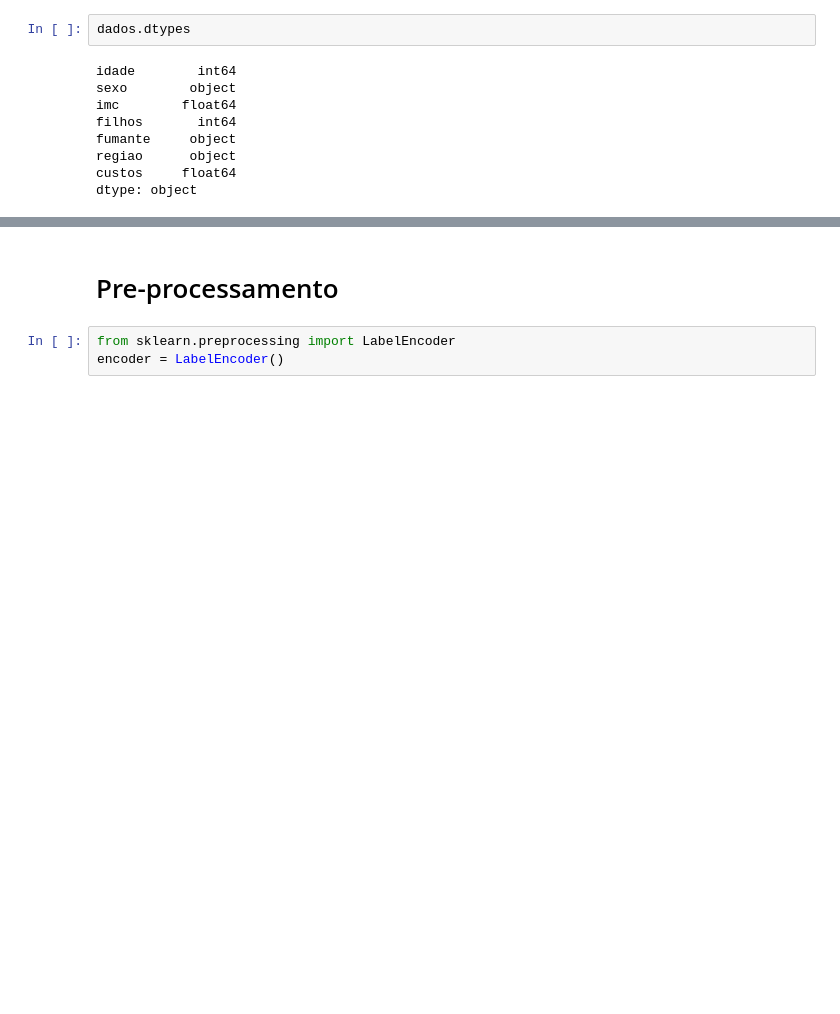
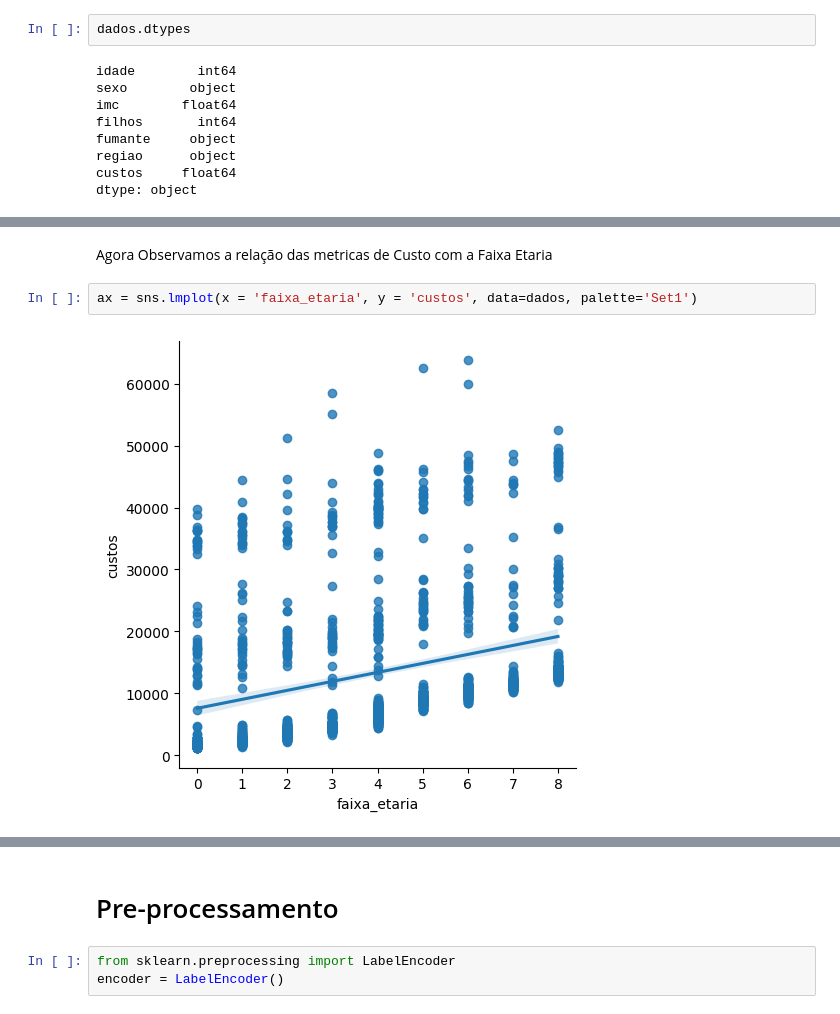
Before and after one commit to adrianomqs/FIAP_Modulo1_Tech_Challenge, a Jupyter notebook: FIAP_Modulo1_Tech_Challenge_Unificado.ipynb, the cells around one changed output, grey strips where cells are left out. Drawn from its saved outputs; the diff is of its cells as text; blank space fills up the shorter version.

```diff
--- a/FIAP_Modulo1_Tech_Challenge_Unificado.ipynb
+++ b/FIAP_Modulo1_Tech_Challenge_Unificado.ipynb
@@ -221,0 +298,6 @@ dtype: object
+# %% [markdown]
+Agora Observamos a relação das metricas de Custo com a Faixa Etaria
+# %%
+ax = sns.lmplot(x = 'faixa_etaria', y = 'custos', data=dados, palette='Set1')
+# %% [output]
+[figure, added]
```
Also changed, not shown: parts of 32 cells of this notebook.
